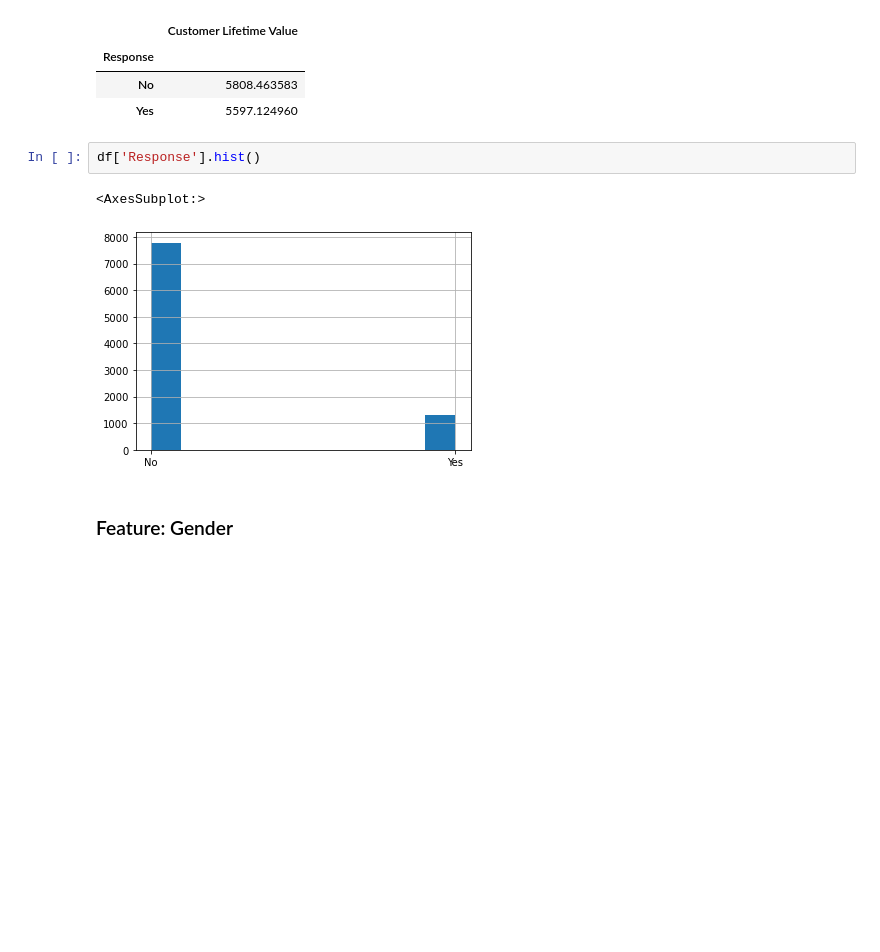
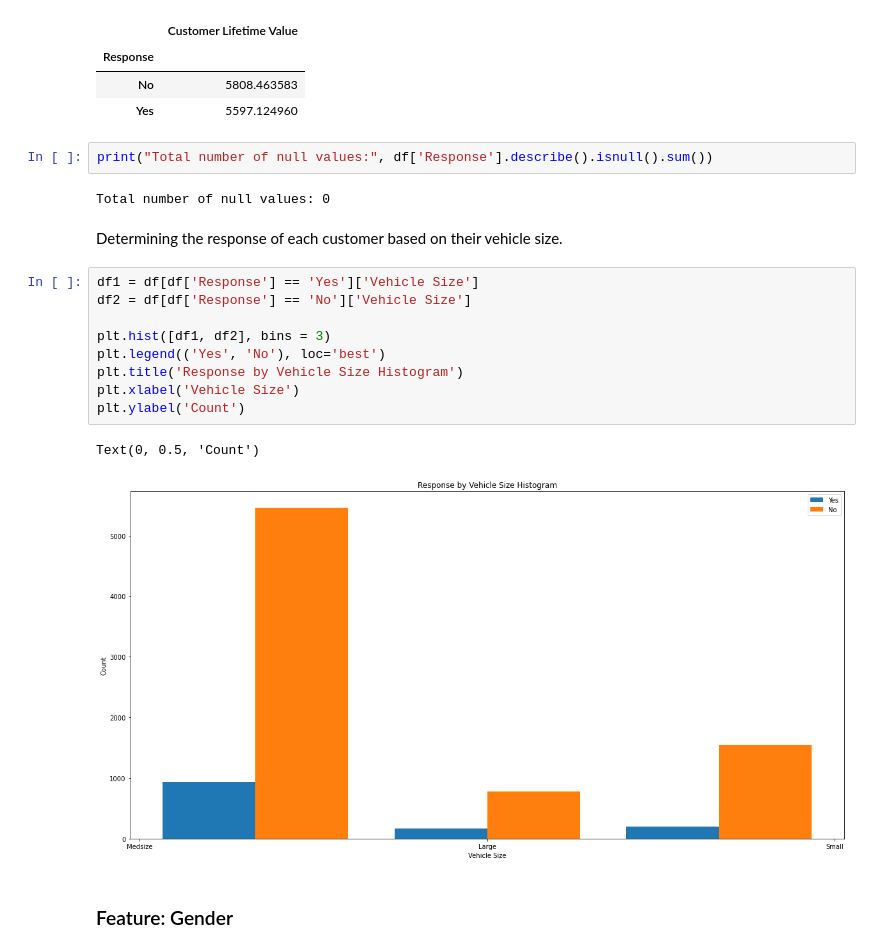
Before and after one commit to ddahiya16/Machine-Learning, a Jupyter notebook: Customer Life Time Value Prediction Model.ipynb, the cells around one changed output. Cells and saved outputs as stored; diff of their text form; blank space fills up the shorter version.

```diff
--- a/Customer Life Time Value Prediction Model.ipynb
+++ b/Customer Life Time Value Prediction Model.ipynb
@@ -195,11 +217,24 @@ df[['Customer Lifetime Value', 'Response']].groupby('Response').median()
 | Response |  |
 | No | 5808.463583 |
 | Yes | 5597.124960 |
-# %%
-df['Response'].hist()
-# %% [output]
-<AxesSubplot:>
-[figure, removed]
+# %%
+print("Total number of null values:", df['Response'].describe().isnull().sum())
+# %% [output]
+Total number of null values: 0
+# %% [markdown]
+Determining the response of each customer based on their vehicle size.
+# %%
+df1 = df[df['Response'] == 'Yes']['Vehicle Size']
+df2 = df[df['Response'] == 'No']['Vehicle Size']
+
+plt.hist([df1, df2], bins = 3)
+plt.legend(('Yes', 'No'), loc='best')
+plt.title('Response by Vehicle Size Histogram')
+plt.xlabel('Vehicle Size')
+plt.ylabel('Count')
+# %% [output]
+Text(0, 0.5, 'Count')
+[figure, added]
 # %% [markdown]
 ### Feature: Gender
 # %%
```
Also changed, not shown: parts of 36 cells of this notebook.
